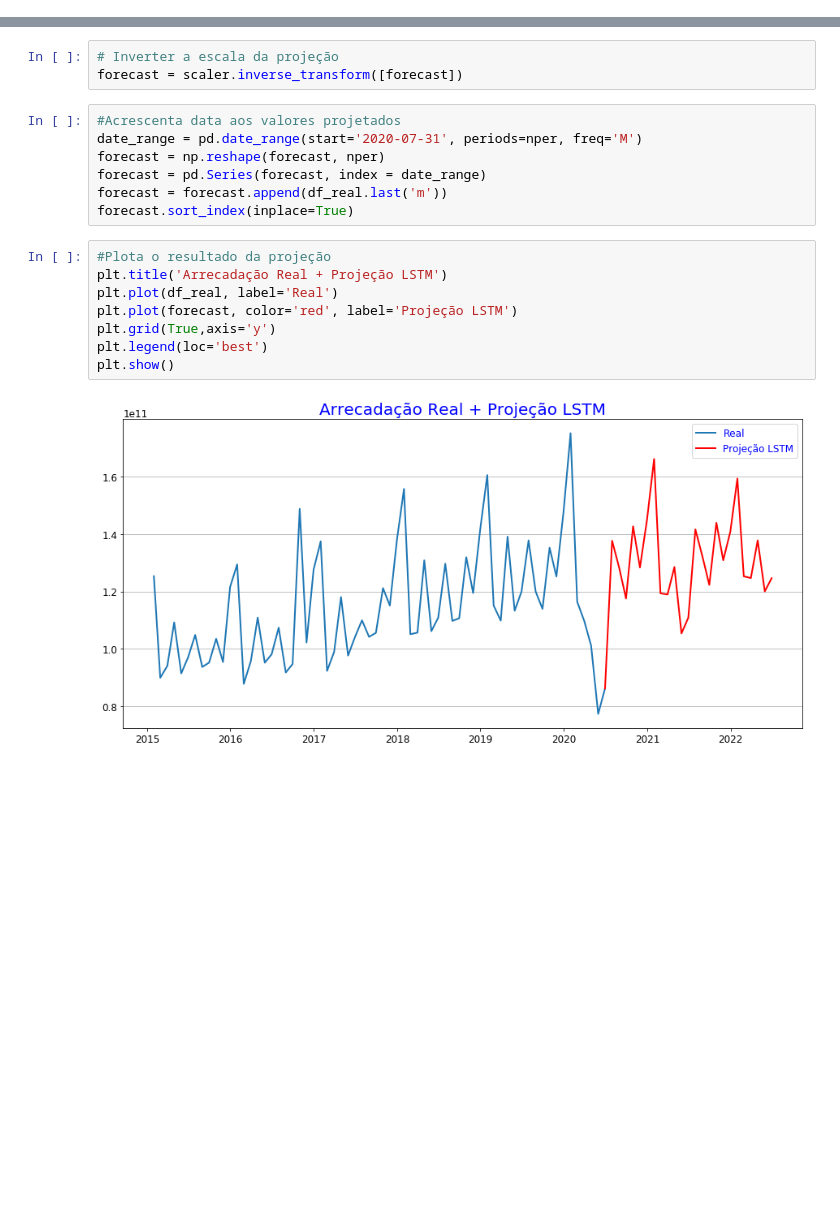
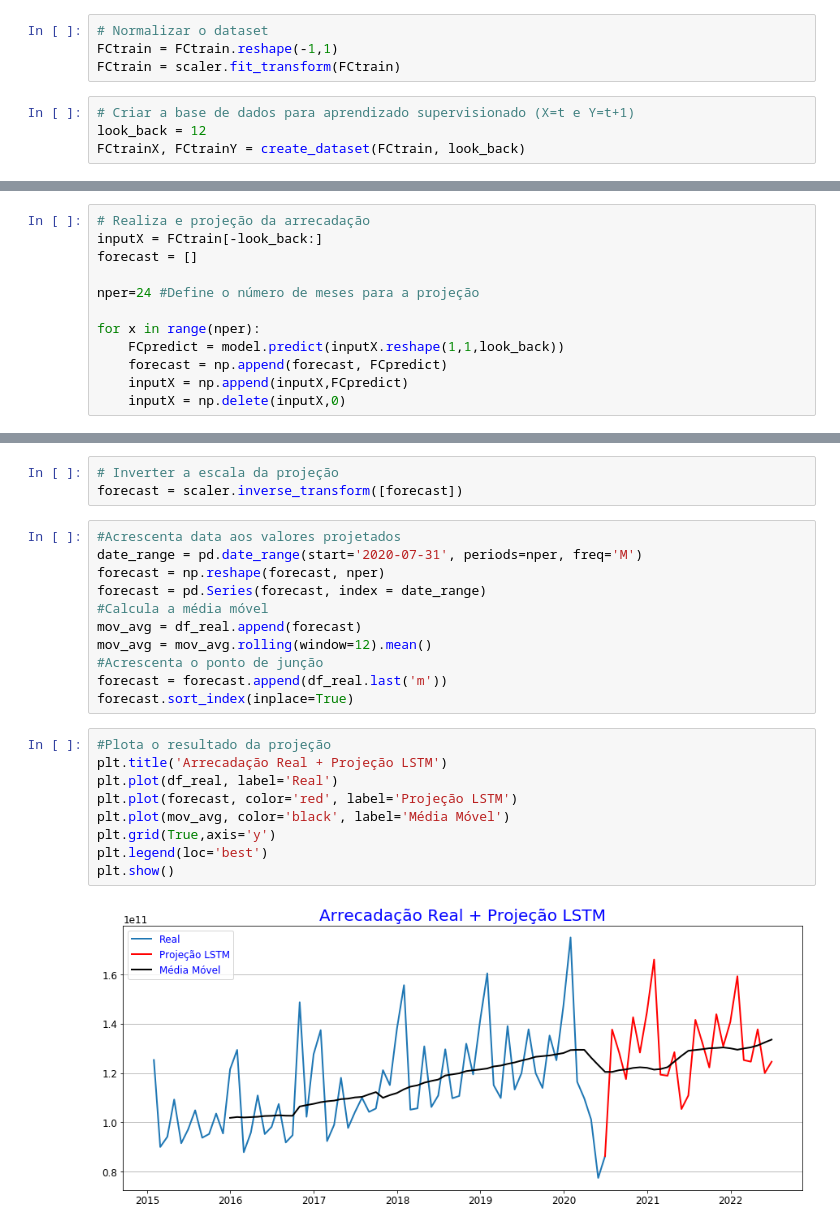
Before and after one commit to grmarcolini/TCC-Bigdata, a Jupyter notebook: 05.3-Machine_Learning-LSTM.ipynb, the cells around one changed output, grey strips where cells are left out. Saved outputs shown, nothing was run; the diff lists cells and outputs as text; blank space fills up the shorter version.

```diff
--- a/05.3-Machine_Learning-LSTM.ipynb
+++ b/05.3-Machine_Learning-LSTM.ipynb
@@ -165,0 +169,8 @@ _________________________________________________________________
+# %%
+# Normalizar o dataset
+FCtrain = FCtrain.reshape(-1,1)
+FCtrain = scaler.fit_transform(FCtrain)
+# %%
+# Criar a base de dados para aprendizado supervisionado (X=t e Y=t+1)
+look_back = 12
+FCtrainX, FCtrainY = create_dataset(FCtrain, look_back)
@@ -165,0 +192,12 @@ _________________________________________________________________
+# %%
+# Realiza e projeção da arrecadação
+inputX = FCtrain[-look_back:]
+forecast = []
+
+nper=24 #Define o número de meses para a projeção
+
+for x in range(nper):
+    FCpredict = model.predict(inputX.reshape(1,1,look_back))
+    forecast = np.append(forecast, FCpredict)
+    inputX = np.append(inputX,FCpredict)
+    inputX = np.delete(inputX,0)
@@ -209,15 +285,20 @@ forecast = scaler.inverse_transform([forecast])
 date_range = pd.date_range(start='2020-07-31', periods=nper, freq='M')
 forecast = np.reshape(forecast, nper)
 forecast = pd.Series(forecast, index = date_range)
+#Calcula a média móvel
+mov_avg = df_real.append(forecast)
+mov_avg = mov_avg.rolling(window=12).mean()
+#Acrescenta o ponto de junção
 forecast = forecast.append(df_real.last('m'))
 forecast.sort_index(inplace=True)
 # %%
 #Plota o resultado da projeção
 plt.title('Arrecadação Real + Projeção LSTM')
 plt.plot(df_real, label='Real')
 plt.plot(forecast, color='red', label='Projeção LSTM')
+plt.plot(mov_avg, color='black', label='Média Móvel')
 plt.grid(True,axis='y')
 plt.legend(loc='best')
 plt.show()
 # %% [output]
-[figure, old version]
+[figure, new version]
```
Also changed, not shown: parts of 13 cells of this notebook, 2 other files.
